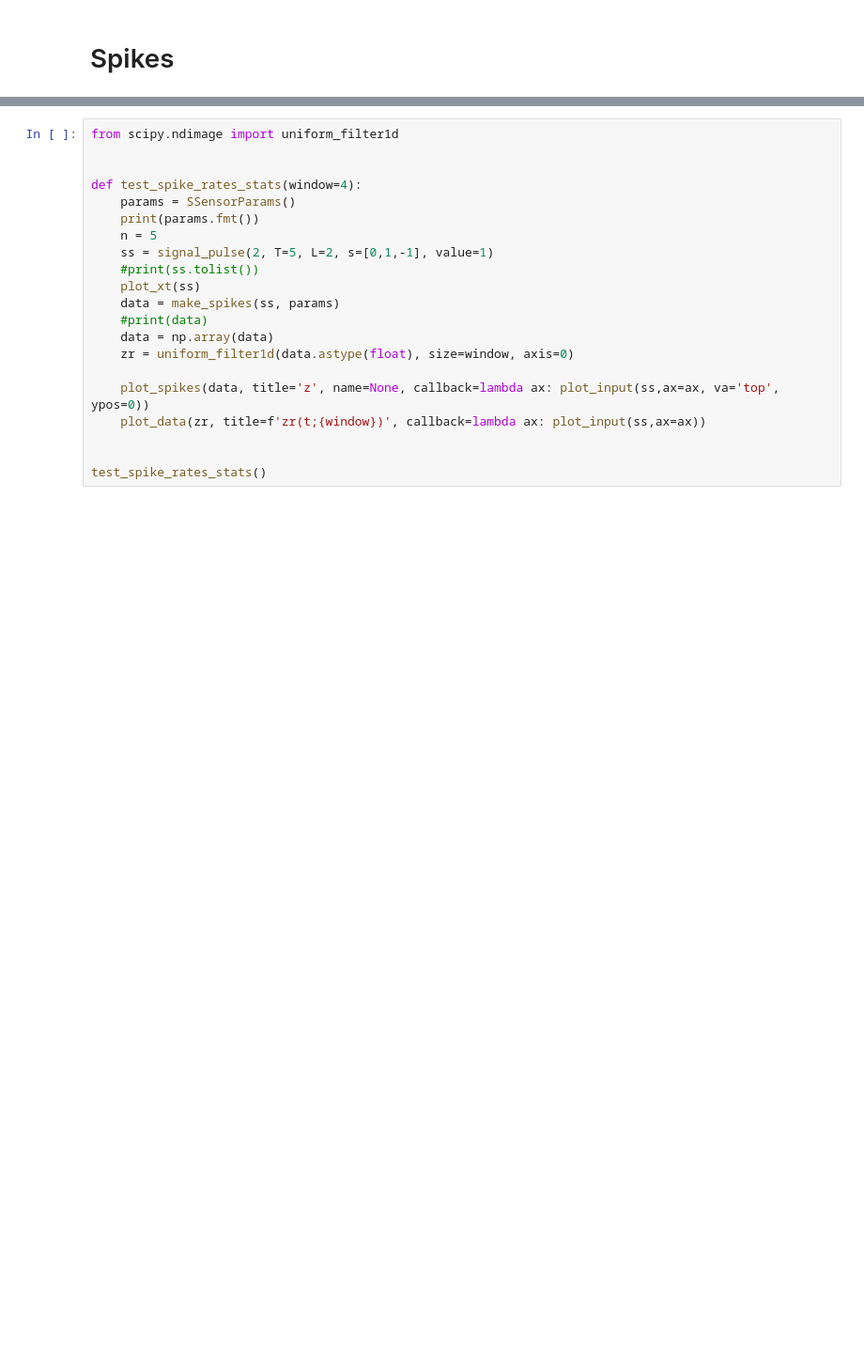
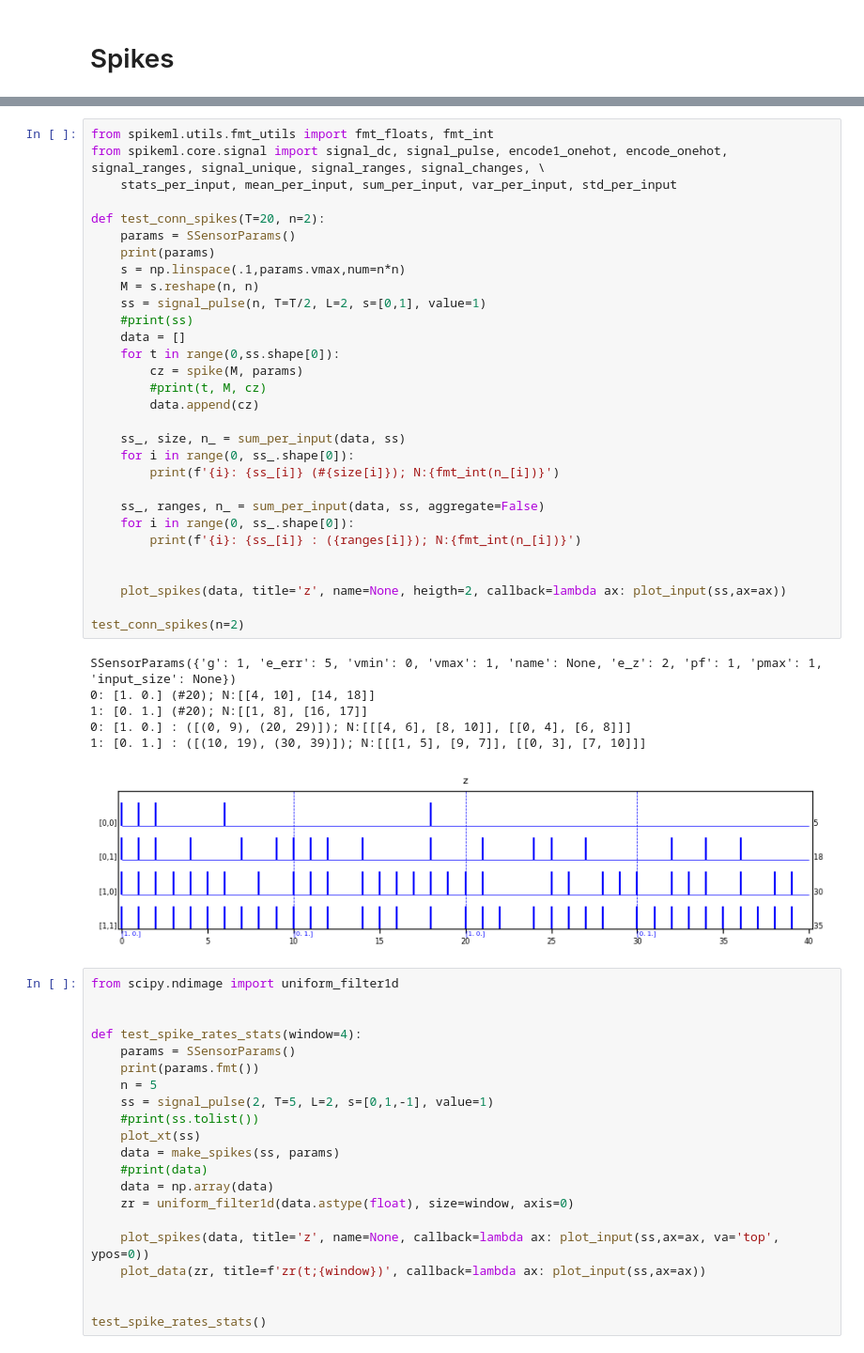
Before and after one commit to einnovator/spikeml, a Jupyter notebook: nb/test_signal.ipynb, the cells around one changed output, grey strips where cells are left out. Shown at 94% size. Saved outputs shown, nothing was run; the diff lists cells and outputs as text; blank space fills up the shorter version.

```diff
--- a/nb/test_signal.ipynb
+++ b/nb/test_signal.ipynb
@@ -248,6 +250,43 @@ SSensorParams:g=1,e_err=5,vmin=0,vmax=1,e_z=2,pf=1,pmax=1
 1: [0. 1.] : ([(5, 9), (20, 24)]); N:[array([0, 4]), array([0, 5])]
 2: [0. 0.] : ([(10, 14), (25, 29)]); N:[array([0, 0]), array([0, 0])]
 [figure]
+# %%
+from spikeml.utils.fmt_utils import fmt_floats, fmt_int
+from spikeml.core.signal import signal_dc, signal_pulse, encode1_onehot, encode_onehot, signal_ranges, signal_unique, signal_ranges, signal_changes, \
+    stats_per_input, mean_per_input, sum_per_input, var_per_input, std_per_input
+
+def test_conn_spikes(T=20, n=2):
+    params = SSensorParams()
+    print(params)
+    s = np.linspace(.1,params.vmax,num=n*n)
+    M = s.reshape(n, n)
+    ss = signal_pulse(n, T=T/2, L=2, s=[0,1], value=1)
+    #print(ss)
+    data = []
+    for t in range(0,ss.shape[0]):
+        cz = spike(M, params)
+        #print(t, M, cz)
+        data.append(cz)
+
+    ss_, size, n_ = sum_per_input(data, ss)
+    for i in range(0, ss_.shape[0]):
+        print(f'{i}: {ss_[i]} (#{size[i]}); N:{fmt_int(n_[i])}')
+
+    ss_, ranges, n_ = sum_per_input(data, ss, aggregate=False)
+    for i in range(0, ss_.shape[0]):
+        print(f'{i}: {ss_[i]} : ({ranges[i]}); N:{fmt_int(n_[i])}')
+
+
+    plot_spikes(data, title='z', name=None, heigth=2, callback=lambda ax: plot_input(ss,ax=ax))
+
+test_conn_spikes(n=2)
+# %% [output]
+SSensorParams({'g': 1, 'e_err': 5, 'vmin': 0, 'vmax': 1, 'name': None, 'e_z': 2, 'pf': 1, 'pmax': 1, 'input_size': None})
+0: [1. 0.] (#20); N:[[4, 10], [14, 18]]
+1: [0. 1.] (#20); N:[[1, 8], [16, 17]]
+0: [1. 0.] : ([(0, 9), (20, 29)]); N:[[[4, 6], [8, 10]], [[0, 4], [6, 8]]]
+1: [0. 1.] : ([(10, 19), (30, 39)]); N:[[[1, 5], [9, 7]], [[0, 3], [7, 10]]]
+[figure, added]
 # %%
 from scipy.ndimage import uniform_filter1d
 
```
Also changed, not shown: parts of 2 cells of this notebook, 7 other files.
